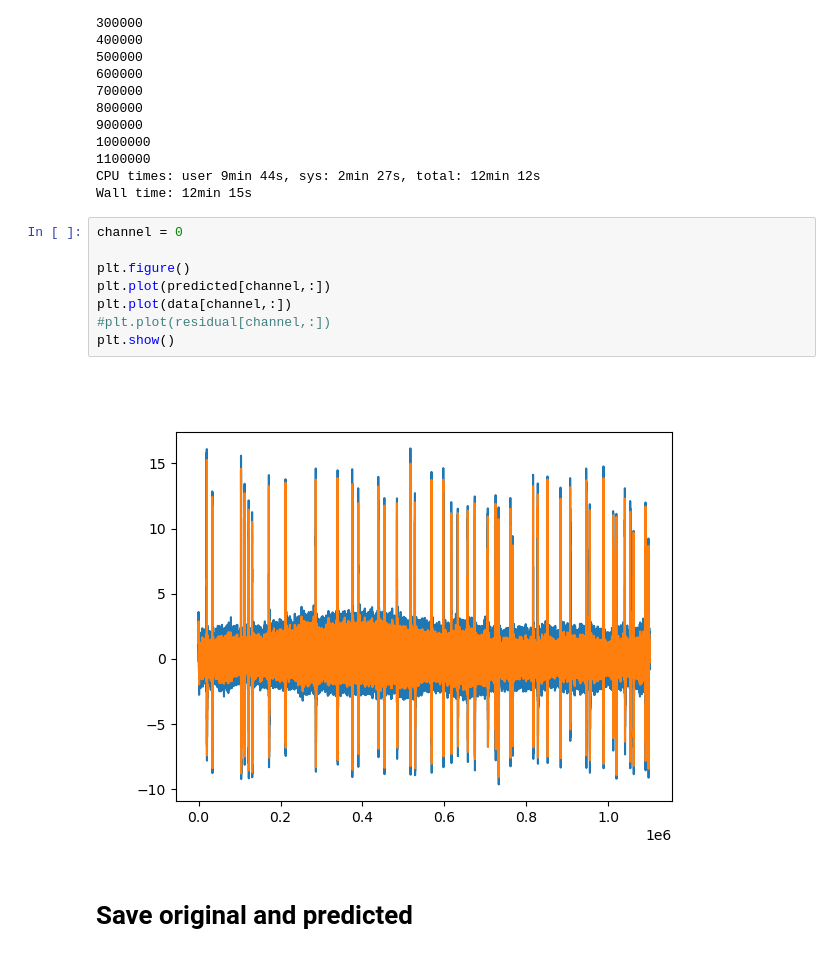
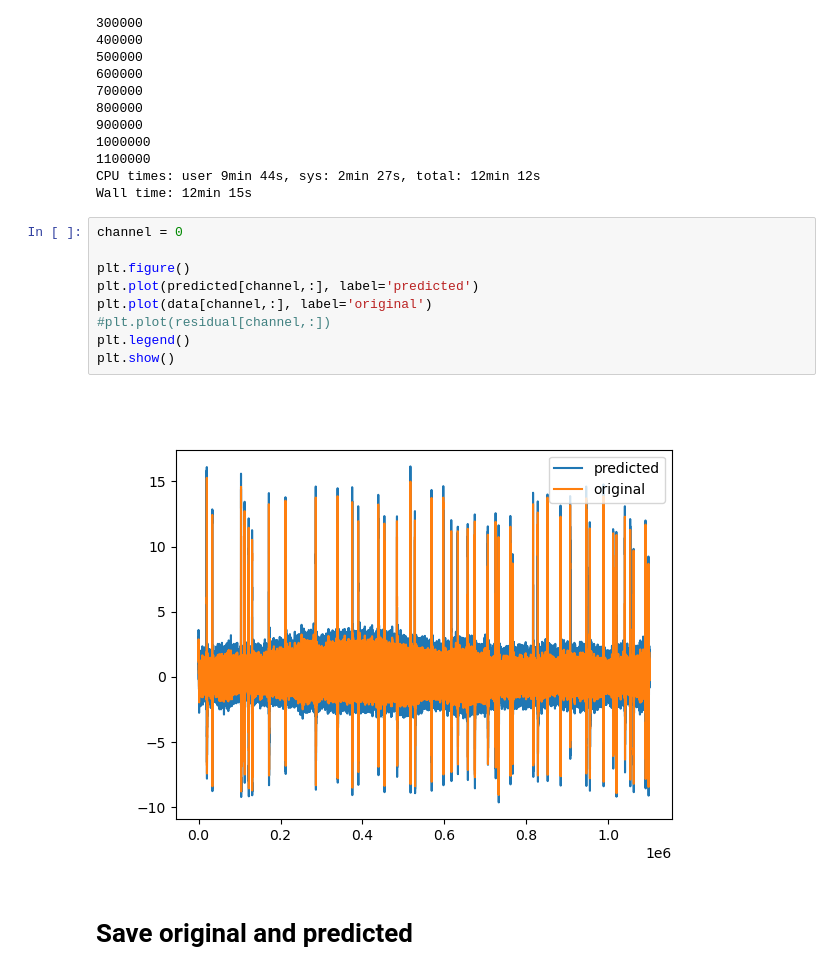
Before and after one commit to mettinger/uFlorida, a Jupyter notebook: eegCompress/residualKmeans.ipynb, the cells around one changed output. Cells and saved outputs as stored; diff of their text form.

```diff
--- a/eegCompress/residualKmeans.ipynb
+++ b/eegCompress/residualKmeans.ipynb
@@ -151,13 +151,14 @@ Wall time: 12min 15s
 # %%
 channel = 0
 
 plt.figure()
-plt.plot(predicted[channel,:])
-plt.plot(data[channel,:])
+plt.plot(predicted[channel,:], label='predicted')
+plt.plot(data[channel,:], label='original')
 #plt.plot(residual[channel,:])
+plt.legend()
 plt.show()
 # %% [output]
-[figure, old version]
+[figure, new version]
 # %% [markdown]
 # Save original and predicted
 # %%
```
Also changed, not shown: 3 other files.
